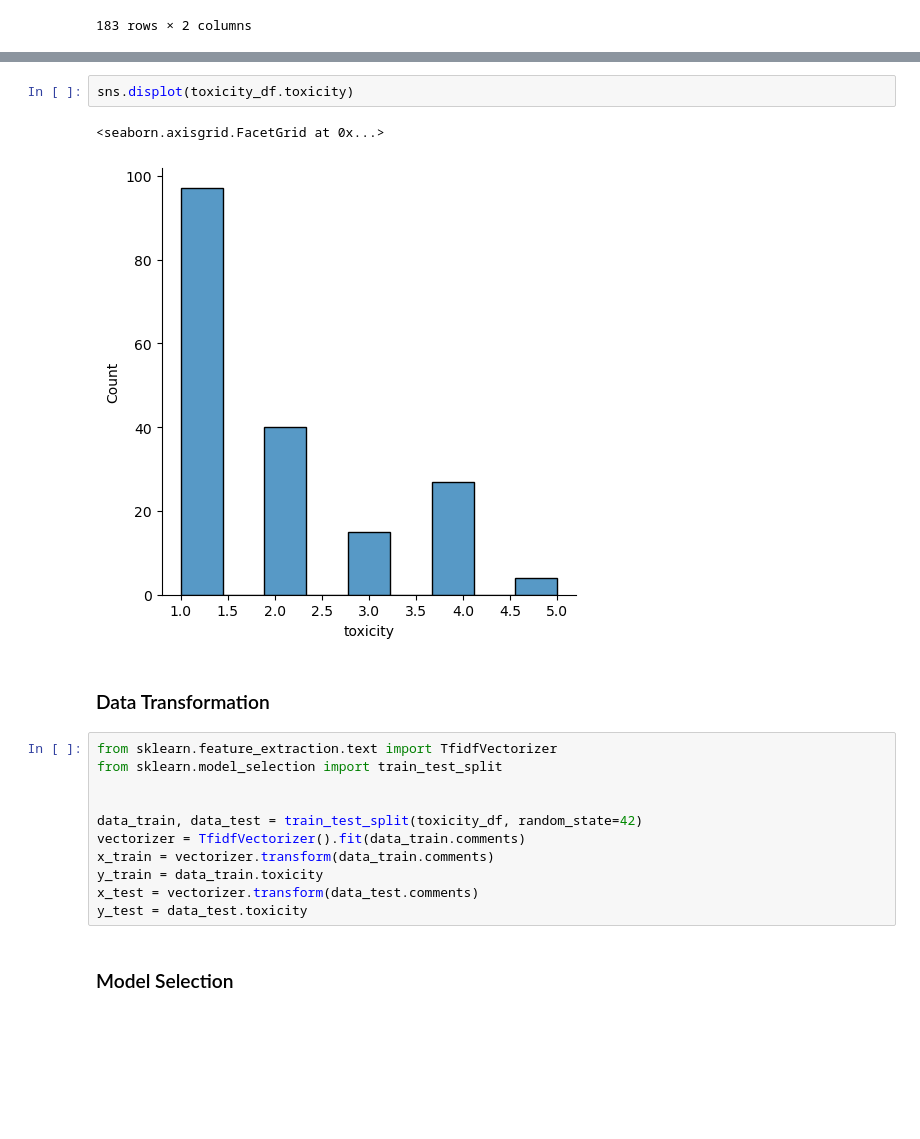
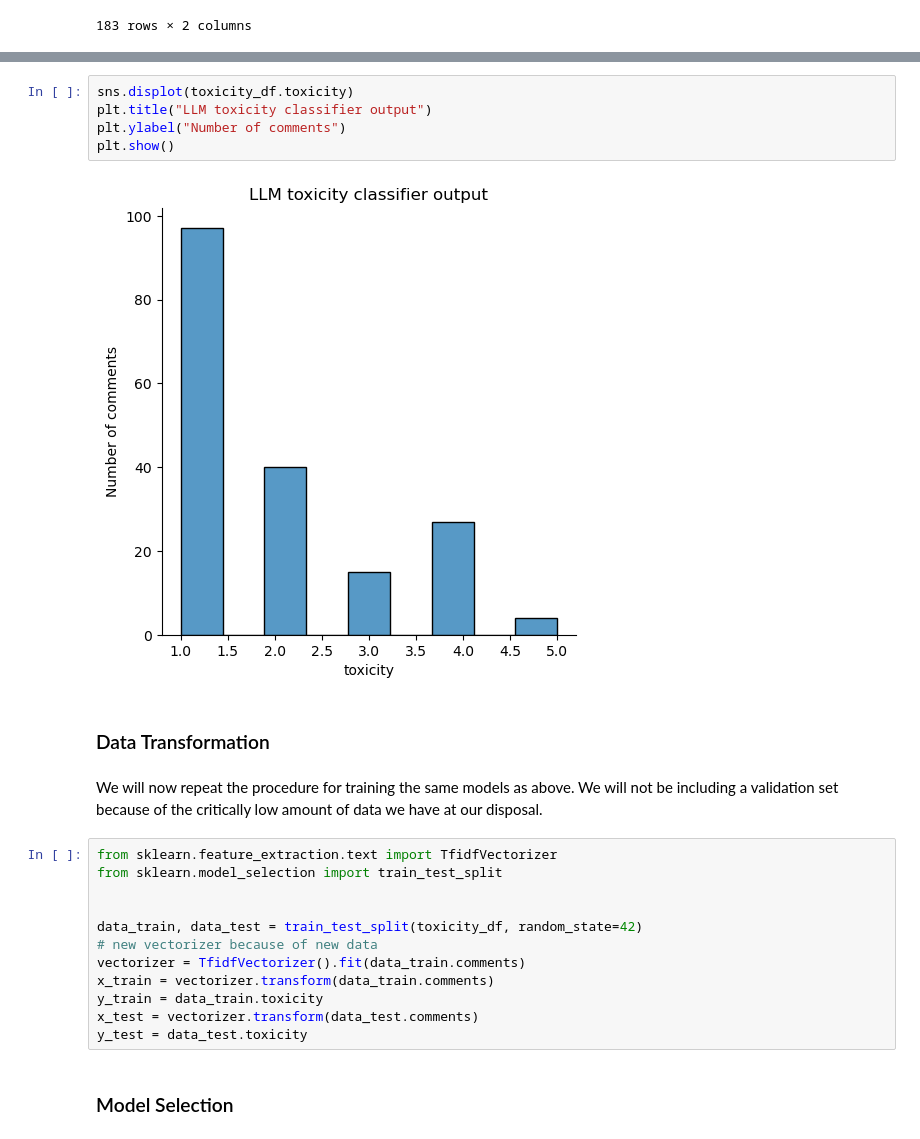
Before and after one commit to dimits-ts/practical_data_science, a Jupyter notebook: translation/lang_identification.ipynb, the cells around one changed output, grey strips where cells are left out. Cells and saved outputs as stored; diff of their text form; blank space fills up the shorter version.

Commit message:
Add Part 4 markdown and comments

```diff
--- a/translation/lang_identification.ipynb
+++ b/translation/lang_identification.ipynb
@@ -1437,16 +1438,21 @@ array([1, 2, 3, 4, 5], dtype=int64)
 # %%
 sns.displot(toxicity_df.toxicity)
+plt.title("LLM toxicity classifier output")
+plt.ylabel("Number of comments")
+plt.show()
 # %% [output]
-<seaborn.axisgrid.FacetGrid at 0x...>
-[figure, old version]
+[figure, new version]
 # %% [markdown]
 ### Data Transformation
+# %% [markdown]
+We will now repeat the procedure for training the same models as above. We will not be including a validation set because of the critically low amount of data we have at our disposal.
 # %%
 from sklearn.feature_extraction.text import TfidfVectorizer
 from sklearn.model_selection import train_test_split
 
 
 data_train, data_test = train_test_split(toxicity_df, random_state=42)
+# new vectorizer because of new data
 vectorizer = TfidfVectorizer().fit(data_train.comments)
 x_train = vectorizer.transform(data_train.comments)
 y_train = data_train.toxicity
```
Also changed, not shown: parts of 24 cells of this notebook, 5 other files.
